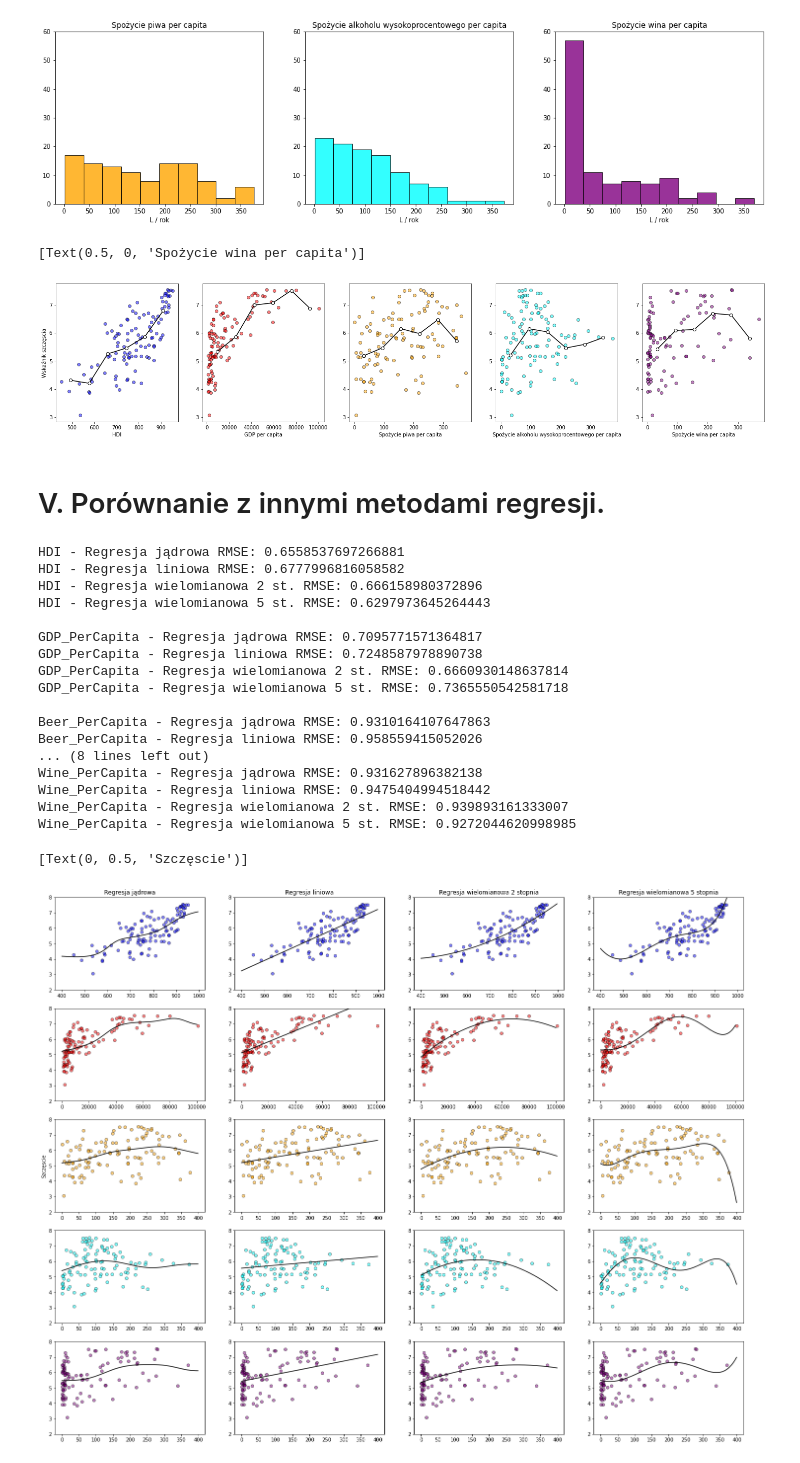
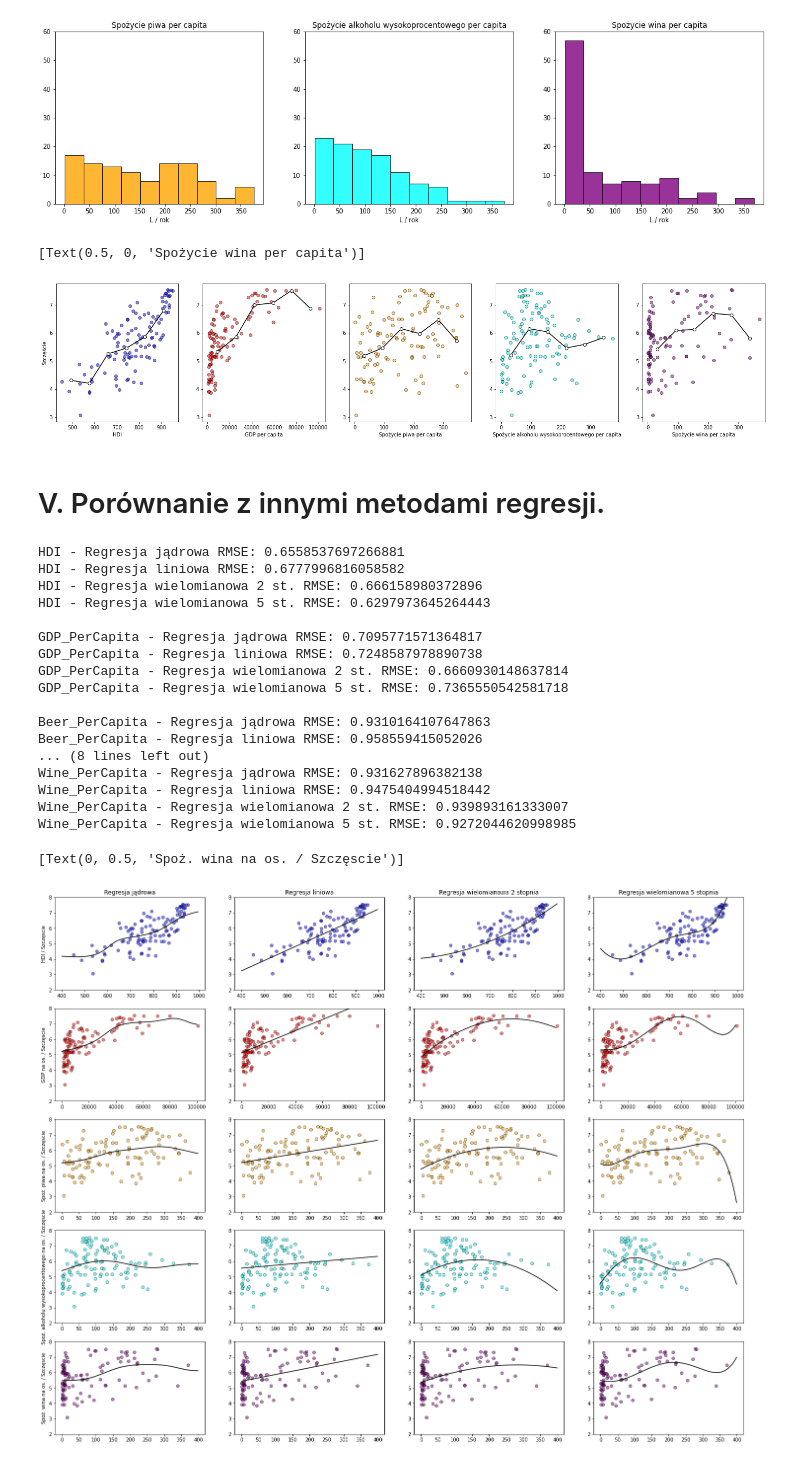
Before and after one commit to ulaniuk/mpsic, a Jupyter notebook: kernel-regression/kernel-regression.ipynb, the cells around one changed output. Saved outputs shown, nothing was run; the diff lists cells and outputs as text; code cells hidden in the pictures.

```diff
--- a/kernel-regression/kernel-regression.ipynb
+++ b/kernel-regression/kernel-regression.ipynb
@@ -134,6 +131,8 @@ y_real = [x_*math.sin(x_) for x_ in x_real]
 rng = np.random.default_rng()
 x_synth = [x + random.randint(-100, 100)/100 for x in np.arange(-10, 10, 0.25)]
 y_synth = [x_*math.sin(x_) + random.randint(-100, 100)/100 for x_ in x_synth]
+# %%
+matplotlib.rcParams['figure.figsize'] = [10, 5]
 # %%
 plt.plot(x_real, y_real, color='red', label='x*sin(x)')
 plt.scatter(x_synth, y_synth, color='blue', edgecolor='k', alpha=0.5, label='x*sin(x) z losowym szumem')
@@ -361,14 +360,14 @@ bin_means, bin_edges, binnumber = stats.binned_statistic(data['Wine_PerCapita'],
 bin_centers = bin_edges[1:] - (bin_edges[1] - bin_edges[0])/2
 axs[4].plot(bin_centers, bin_means, color='k', marker="o", markerfacecolor="white")
 
-axs.flat[0].set(ylabel="Wskaźnik szczęscia", xlabel='HDI')
+axs.flat[0].set(ylabel="Szczęście", xlabel='HDI')
 axs.flat[1].set(xlabel='GDP per capita')
 axs.flat[2].set(xlabel='Spożycie piwa per capita')
 axs.flat[3].set(xlabel='Spożycie alkoholu wysokoprocentowego per capita')
 axs.flat[4].set(xlabel='Spożycie wina per capita')
 # %% [output]
 [Text(0.5, 0, 'Spożycie wina per capita')]
-[figure, old version]
+[figure, new version]
 # %% [markdown]
 # V. Porównanie z innymi metodami regresji.
 # %%
@@ -437,33 +436,37 @@ for i, (feature, color, xs) in enumerate(features):
     poly3_reg_model.fit(poly3_features, y)
     poly3_y_predicted = poly3_reg_model.predict(poly3_X)
     axs[i, 3].scatter(data[feature], data['HappinessScore'], color=color, edgecolor='k', alpha=0.5)
     axs[i, 3].plot(X_, poly3_y_predicted, color='k')
     axs[i, 3].set_ylim([2, 8])
     print(f'{feature} - Regresja wielomianowa 5 st. RMSE:', np.sqrt(metrics.mean_squared_error(y, poly3_reg_model.predict(poly3.fit_transform(X.reshape(-1, 1))))))
     print('')
 
 axs.flat[0].set(title="Regresja jądrowa")
 axs.flat[1].set(title="Regresja liniowa")
 axs.flat[2].set(title="Regresja wielomianowa 2 stopnia")
 axs.flat[3].set(title="Regresja wielomianowa 5 stopnia")
-axs.flat[8].set(ylabel="Szczęscie")
+axs.flat[0].set(ylabel="HDI / Szczęscie")
+axs.flat[4].set(ylabel="GDP na os. / Szczęscie")
+axs.flat[8].set(ylabel="Spoż. piwa na os. / Szczęscie")
+axs.flat[12].set(ylabel="Spoż. alkoholu wysokoprocentowego na os. / Szczęscie")
+axs.flat[16].set(ylabel="Spoż. wina na os. / Szczęscie")
 # %% [output]
 HDI - Regresja jądrowa RMSE: 0.6558537697266881
 HDI - Regresja liniowa RMSE: 0.6777996816058582
 HDI - Regresja wielomianowa 2 st. RMSE: 0.666158980372896
 HDI - Regresja wielomianowa 5 st. RMSE: 0.6297973645264443
 
 GDP_PerCapita - Regresja jądrowa RMSE: 0.7095771571364817
 GDP_PerCapita - Regresja liniowa RMSE: 0.7248587978890738
 GDP_PerCapita - Regresja wielomianowa 2 st. RMSE: 0.6660930148637814
 GDP_PerCapita - Regresja wielomianowa 5 st. RMSE: 0.7365550542581718
 
 Beer_PerCapita - Regresja jądrowa RMSE: 0.9310164107647863
 Beer_PerCapita - Regresja liniowa RMSE: 0.958559415052026
 ... (8 lines left out)
 Wine_PerCapita - Regresja jądrowa RMSE: 0.931627896382138
 Wine_PerCapita - Regresja liniowa RMSE: 0.9475404994518442
 Wine_PerCapita - Regresja wielomianowa 2 st. RMSE: 0.939893161333007
 Wine_PerCapita - Regresja wielomianowa 5 st. RMSE: 0.9272044620998985
-[Text(0, 0.5, 'Szczęscie')]
+[Text(0, 0.5, 'Spoż. wina na os. / Szczęscie')]
-[figure, old version]
+[figure, new version]
```
Also changed, not shown: parts of 5 cells of this notebook.
